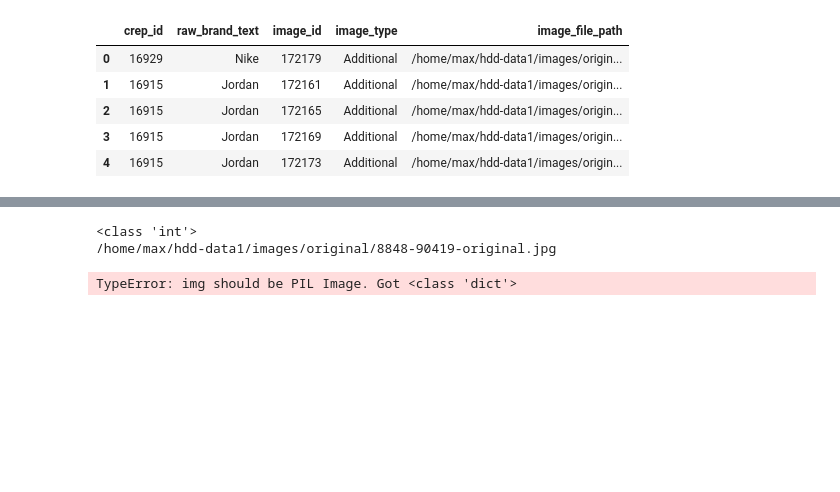
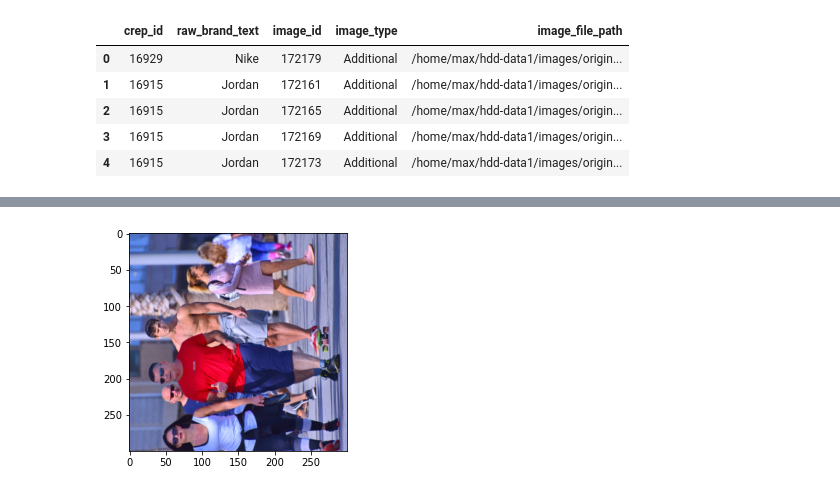
Before and after one commit to mbary/dissertation, a Jupyter notebook: custom_shoe_dataset.ipynb, the cells around one changed output, grey strips where cells are left out. Cells and saved outputs as stored; diff of their text form; code cells hidden in the pictures; blank space fills up the shorter version.

```diff
--- a/custom_shoe_dataset.ipynb
+++ b/custom_shoe_dataset.ipynb
@@ -79,9 +110,15 @@ shoe_set = ShoeDataSet(samples_df, transform=torchvision.transforms.Resize((300,
+# %%
+trans = transforms.Compose([
+    transforms.Resize((300,300)),
+    transforms.ToTensor()
+])
+# %%
+shoe_set = ShoeDataSet(test_df, transform=trans)
 # %%
-test_loader = DataLoader(shoe_set, shuffle=True, batch_size = 10)
+test_loader = DataLoader(shoe_set, shuffle=True, batch_size = 2)
-# %%
-for data,label in test_loader:
-    print(data)
-# %% [output]
-<class 'int'>
-/home/max/hdd-data1/images/original/8848-90419-original.jpg
-TypeError: img should be PIL Image. Got <class 'dict'>
+# %%
+for data in test_loader:
+    image,label = data["image"],data["label"]
+    plt.imshow(np.transpose(image[1],(2,1,0)))
+# %% [output]
+[figure, added]
```
Also changed, not shown: parts of 9 cells of this notebook, 1 other file.
